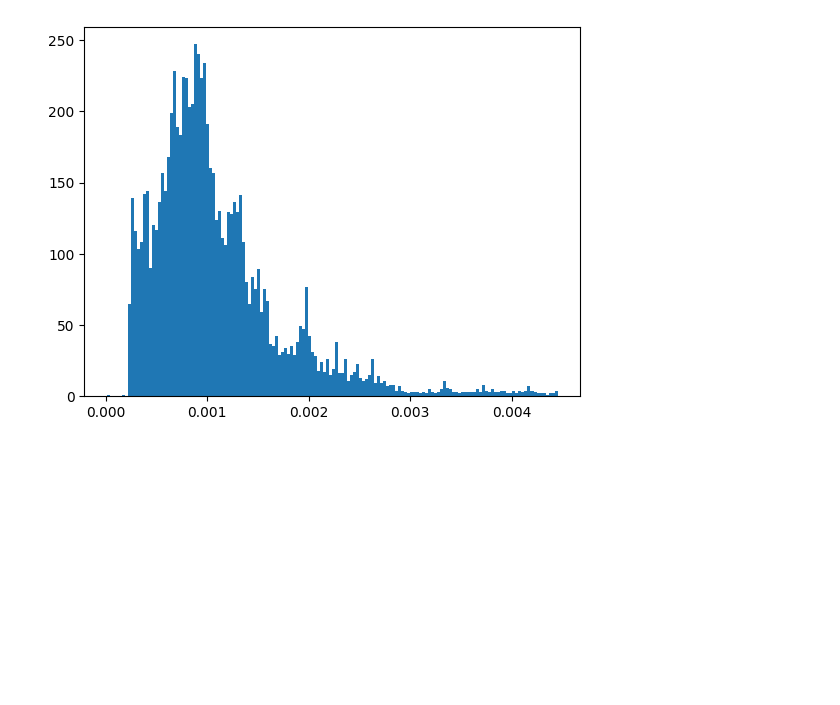
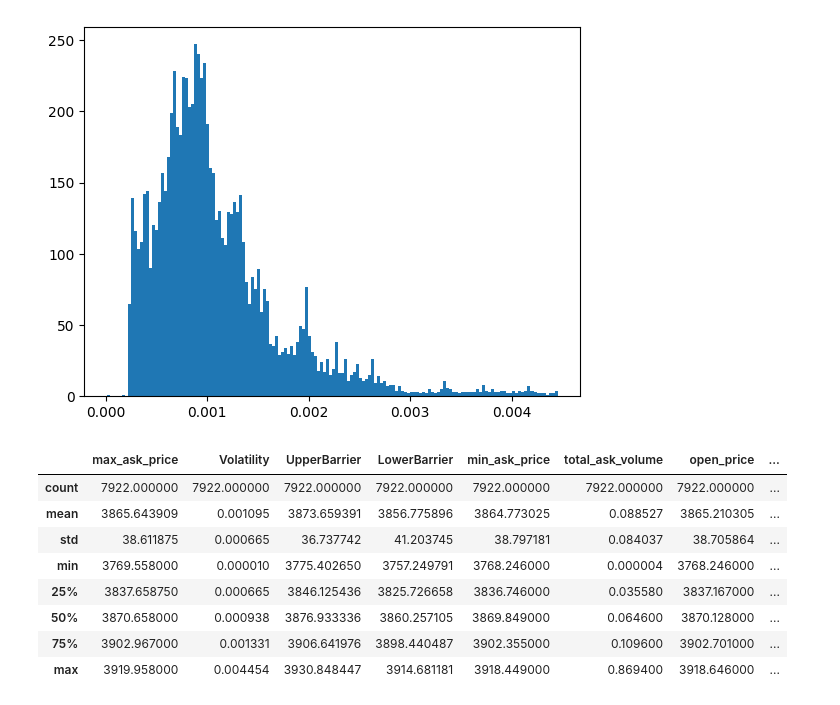
Before and after one commit to jakekali/FinancialML, a Jupyter notebook: examples/labels.ipynb, the cells around one changed output. Cells and saved outputs as stored; diff of their text form; code cells hidden in the pictures; blank space fills up the shorter version.

Commit message:
triple barrier example

```diff
--- a/examples/labels.ipynb
+++ b/examples/labels.ipynb
@@ -76,4 +76,15 @@ plt.show()
 # %% [output]
 [figure]
 # %%
-c = tripleBarrier.label()
+c = tripleBarrier.label(upFactor=2, downFactor=2)
+c.describe()
+# %% [output]
+|  | max_ask_price | Volatility | UpperBarrier | LowerBarrier | min_ask_price | total_ask_volume | open_price | ... |
+| count | 7922.000000 | 7922.000000 | 7922.000000 | 7922.000000 | 7922.000000 | 7922.000000 | 7922.000000 | ... |
+| mean | 3865.643909 | 0.001095 | 3873.659391 | 3856.775896 | 3864.773025 | 0.088527 | 3865.210305 | ... |
+| std | 38.611875 | 0.000665 | 36.737742 | 41.203745 | 38.797181 | 0.084037 | 38.705864 | ... |
+| min | 3769.558000 | 0.000010 | 3775.402650 | 3757.249791 | 3768.246000 | 0.000004 | 3768.246000 | ... |
+| 25% | 3837.658750 | 0.000665 | 3846.125436 | 3825.726658 | 3836.746000 | 0.035580 | 3837.167000 | ... |
+| 50% | 3870.658000 | 0.000938 | 3876.933336 | 3860.257105 | 3869.849000 | 0.064600 | 3870.128000 | ... |
+| 75% | 3902.967000 | 0.001331 | 3906.641976 | 3898.440487 | 3902.355000 | 0.109600 | 3902.701000 | ... |
+| max | 3919.958000 | 0.004454 | 3930.848447 | 3914.681181 | 3918.449000 | 0.869400 | 3918.646000 | ... |
```
Also changed, not shown: parts of 1 cell of this notebook, 1 other file.
